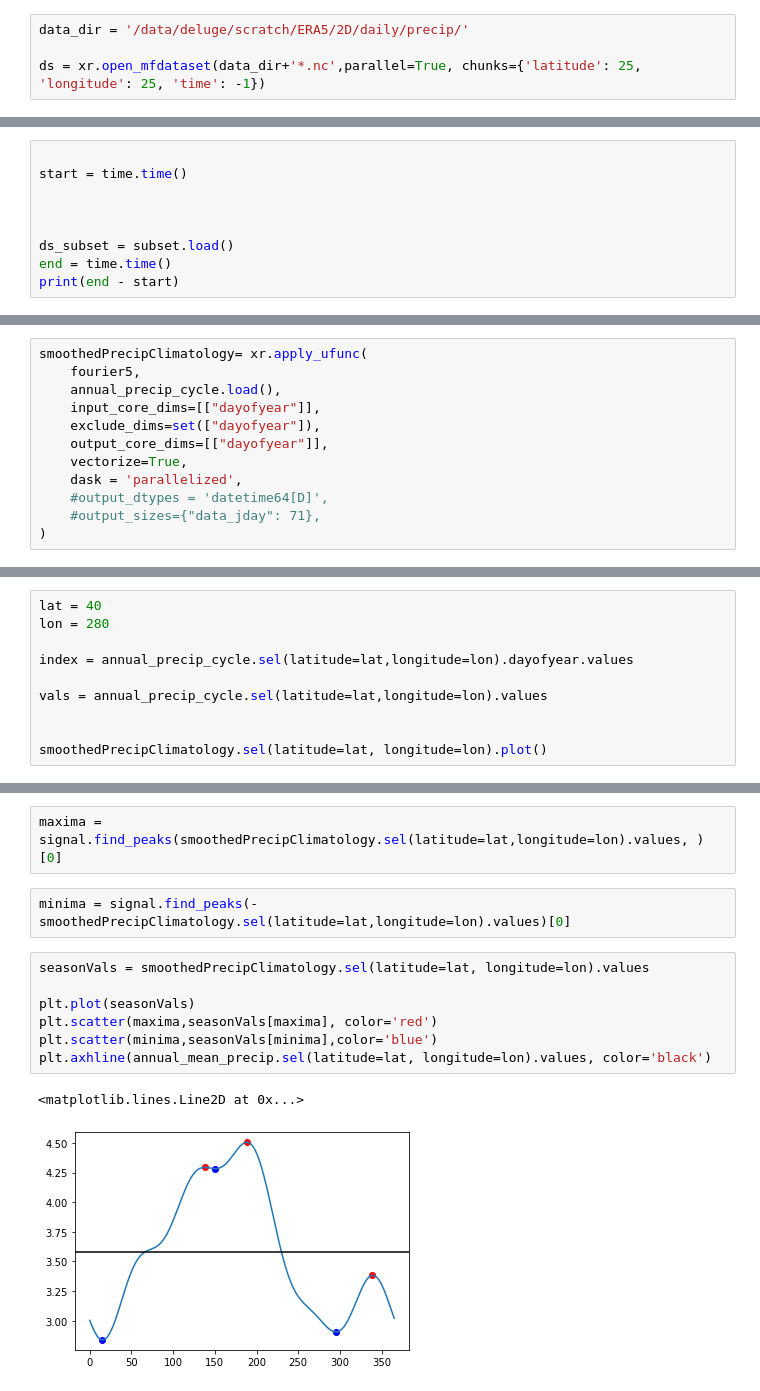
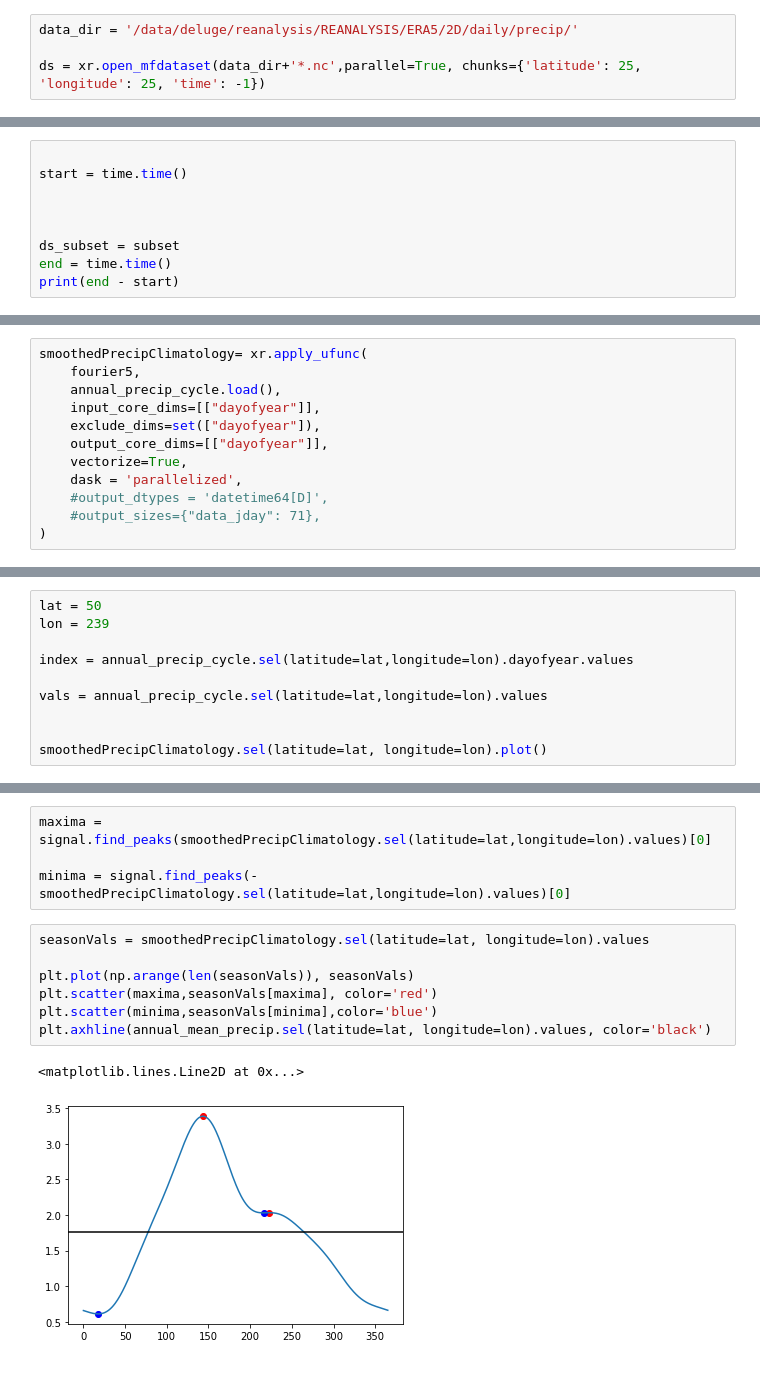
Before and after one commit to gbromley/PreSeason, a Jupyter notebook: MartinezEtAl-2022.ipynb, the cells around one changed output, grey strips where cells are left out. Saved outputs shown, nothing was run; the diff lists cells and outputs as text.

```diff
--- a/MartinezEtAl-2022.ipynb
+++ b/MartinezEtAl-2022.ipynb
@@ -72,7 +73,7 @@ def fourier2(tseries):
     params, _ = fit_curve2(time,tseries)
     return curve_2harmonic(time,*params)
 # %%
-data_dir = '/data/deluge/scratch/ERA5/2D/daily/precip/'
+data_dir = '/data/deluge/reanalysis/REANALYSIS/ERA5/2D/daily/precip/'
 
 ds = xr.open_mfdataset(data_dir+'*.nc',parallel=True, chunks={'latitude': 25, 'longitude': 25, 'time': -1})
 # %%
@@ -83,7 +84,7 @@ start = time.time()
 
 
 
-ds_subset = subset.load()
+ds_subset = subset
 end = time.time()
 print(end - start)
 # %% [output]
@@ -155,6 +158,6 @@ def computeRelEntr(harmonic_cycle):
 # %%
-lat = 40
-lon = 280
+lat = 50
+lon = 239
 
 index = annual_precip_cycle.sel(latitude=lat,longitude=lon).dayofyear.values
 
@@ -173,15 +176,15 @@ annual_precip_cycle.sel(latitude=lat,longitude=lon).plot()
-# %%
-maxima = signal.find_peaks(smoothedPrecipClimatology.sel(latitude=lat,longitude=lon).values, )[0]
-# %%
-minima = signal.find_peaks(-smoothedPrecipClimatology.sel(latitude=lat,longitude=lon).values)[0]
+# %%
+maxima = signal.find_peaks(smoothedPrecipClimatology.sel(latitude=lat,longitude=lon).values)[0]
+
+minima = signal.find_peaks(-smoothedPrecipClimatology.sel(latitude=lat,longitude=lon).values)[0]
 # %%
 seasonVals = smoothedPrecipClimatology.sel(latitude=lat, longitude=lon).values
 
-plt.plot(seasonVals)
+plt.plot(np.arange(len(seasonVals)), seasonVals)
 plt.scatter(maxima,seasonVals[maxima], color='red')
 plt.scatter(minima,seasonVals[minima],color='blue')
 plt.axhline(annual_mean_precip.sel(latitude=lat, longitude=lon).values, color='black')
 # %% [output]
 <matplotlib.lines.Line2D at 0x...>
-[figure, old version]
+[figure, new version]
 # %%
```
Also changed, not shown: parts of 49 cells of this notebook, 3 other files.
